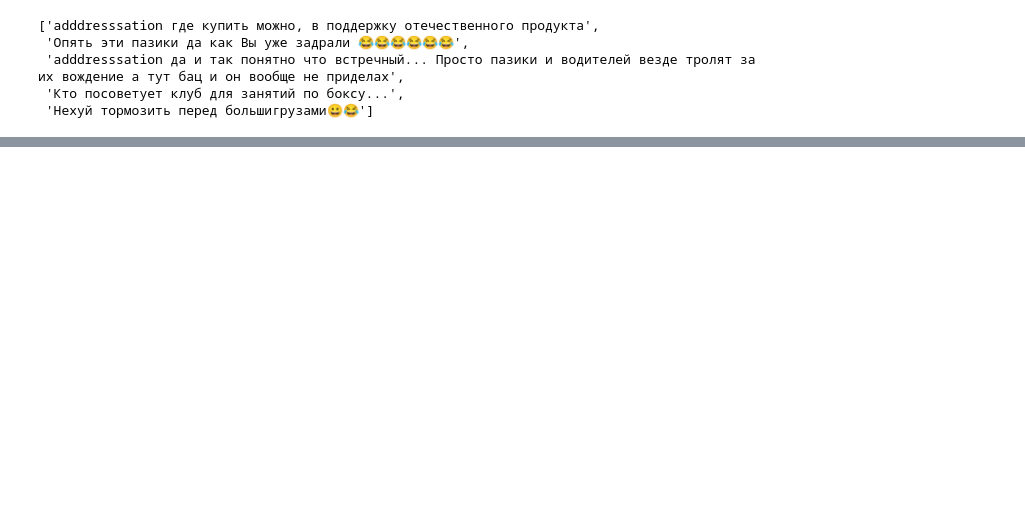
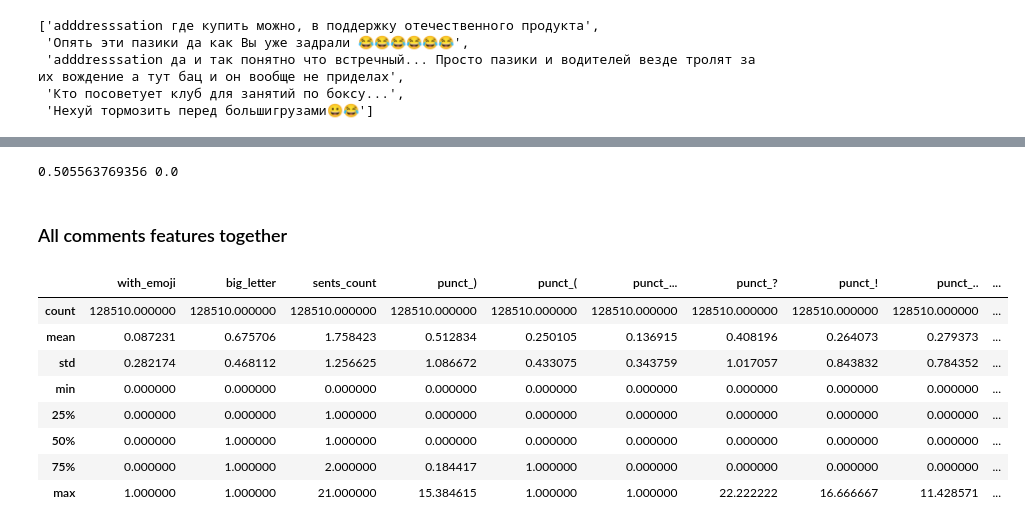
Before and after one commit to EvgenyKashin/CommentsAnalysis, a Jupyter notebook: comments.ipynb, the cells around one changed output, grey strips where cells are left out. Drawn from its saved outputs; the diff is of its cells as text; code cells hidden in the pictures; blank space fills up the shorter version.

```diff
--- a/comments.ipynb
+++ b/comments.ipynb
@@ -389,0 +667,11 @@ vectorizer.get_feature_names()[9288]
+# %%
+def caps_words(comments, partion=True):
+    caps = []
+    for comment in comments:
+        count = len(re.findall('[А-ЯЁA-Z\-]{4,}', comment))
+        total = len(comment.split())
+        if partion and total != 0:
+            caps.append(count / total * 100)
+        else:
+            caps.append(1 if count > 0 else 0)
+    return caps
@@ -389,0 +712,11 @@ vectorizer.get_feature_names()[9288]
+# %%
+def eng_words(comments, partion=True):
+    engs = []
+    for comment in comments:
+        count = len([w for w in re.findall('[a-z\-]{3,}', comment, flags=re.IGNORECASE) if w != 'adddresssation'])
+        total = len(comment.split())
+        if partion and total != 0:
+            engs.append(count / total * 100)
+        else:
+            engs.append(1 if count > 0 else 0)
+    return engs
@@ -389,0 +735,38 @@ vectorizer.get_feature_names()[9288]
+# %%
+baseline_scores = cross_val_score(lr, engs, y, cv=10)
+print(baseline_scores.mean(), baseline_scores.stdt())
+# %% [output]
+0.505563769356 0.0
+# %% [markdown]
+### All comments features together
+# %%
+def get_comments_features(comments):
+    features = pd.DataFrame()
+    features['with_emoji'] = with_emoji(comments)
+    big_letter, sents_count = sentence_stat(comments_list)
+    features['big_letter'] = big_letter
+    features['sents_count'] = sents_count
+    features['punct_)'] = punctuation_counts(comments, pattern='\)+')
+    features['punct_('] = punctuation_counts(comments, pattern='\)+', partion=False)
+    features['punct_...'] = punctuation_counts(comments, pattern='\.\.\.', partion=False)
+    features['punct_?'] = punctuation_counts(comments, pattern='\?+')
+    features['punct_!'] = punctuation_counts(comments, pattern='\!+')
+    features['punct_..'] = punctuation_counts(comments, pattern='[\.]{2,}')
+    features['eng_words'] = eng_words(comments, True)
+    features['mean_word_len'] = mean_word_length(comments)
+    features['caps'] = caps_words(comments, True)
+    return features
+# %%
+features = get_comments_features(comments_list)
+# %%
+features.describe()
+# %% [output]
+|  | with_emoji | big_letter | sents_count | punct_) | punct_( | punct_... | punct_? | punct_! | punct_.. | ... |
+| count | 128510.000000 | 128510.000000 | 128510.000000 | 128510.000000 | 128510.000000 | 128510.000000 | 128510.000000 | 128510.000000 | 128510.000000 | ... |
+| mean | 0.087231 | 0.675706 | 1.758423 | 0.512834 | 0.250105 | 0.136915 | 0.408196 | 0.264073 | 0.279373 | ... |
+| std | 0.282174 | 0.468112 | 1.256625 | 1.086672 | 0.433075 | 0.343759 | 1.017057 | 0.843832 | 0.784352 | ... |
+| min | 0.000000 | 0.000000 | 0.000000 | 0.000000 | 0.000000 | 0.000000 | 0.000000 | 0.000000 | 0.000000 | ... |
+| 25% | 0.000000 | 0.000000 | 1.000000 | 0.000000 | 0.000000 | 0.000000 | 0.000000 | 0.000000 | 0.000000 | ... |
+| 50% | 0.000000 | 1.000000 | 1.000000 | 0.000000 | 0.000000 | 0.000000 | 0.000000 | 0.000000 | 0.000000 | ... |
+| 75% | 0.000000 | 1.000000 | 2.000000 | 0.184417 | 1.000000 | 0.000000 | 0.000000 | 0.000000 | 0.000000 | ... |
+| max | 1.000000 | 1.000000 | 21.000000 | 15.384615 | 1.000000 | 1.000000 | 22.222222 | 16.666667 | 11.428571 | ... |
```
Also changed, not shown: parts of 93 cells of this notebook, 3 other files.
